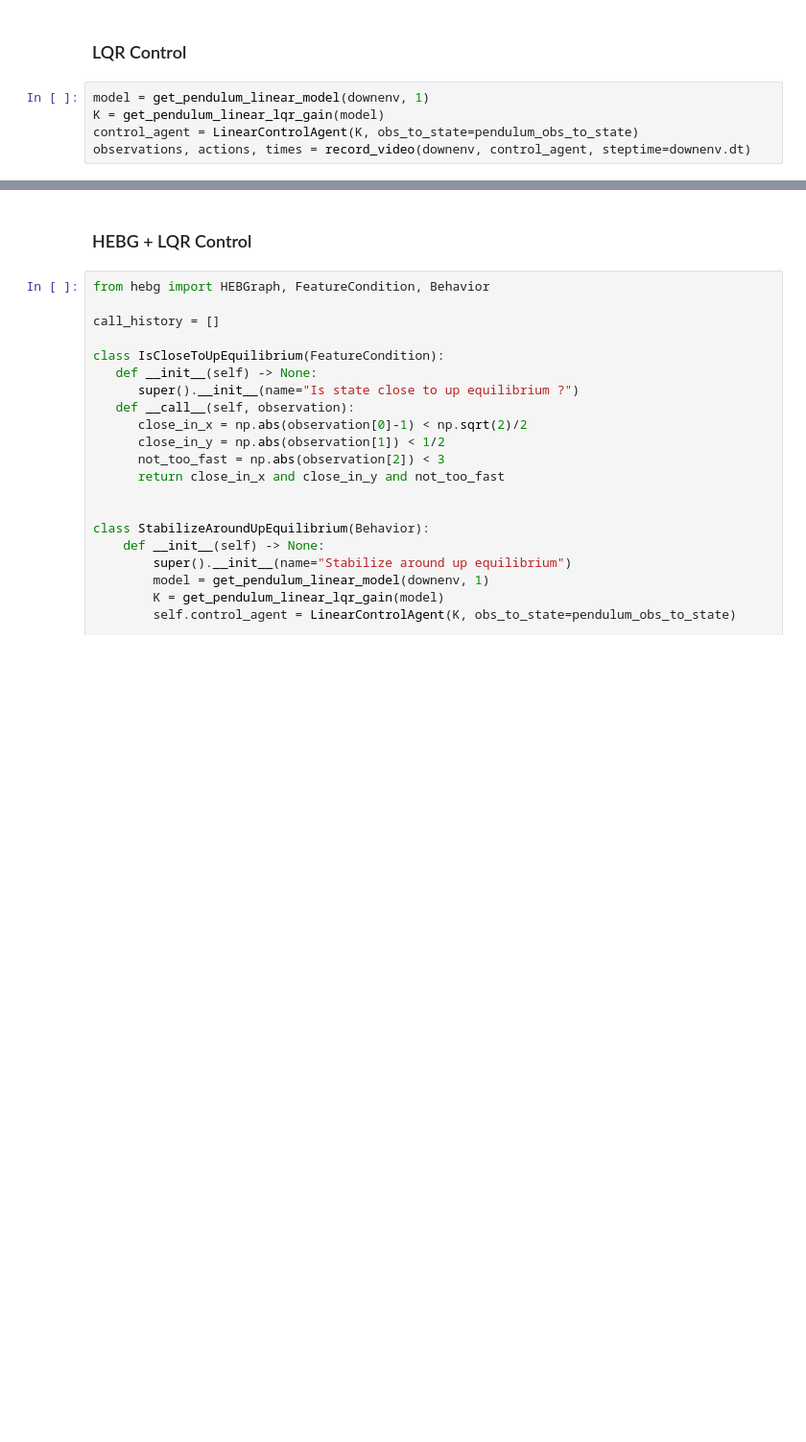
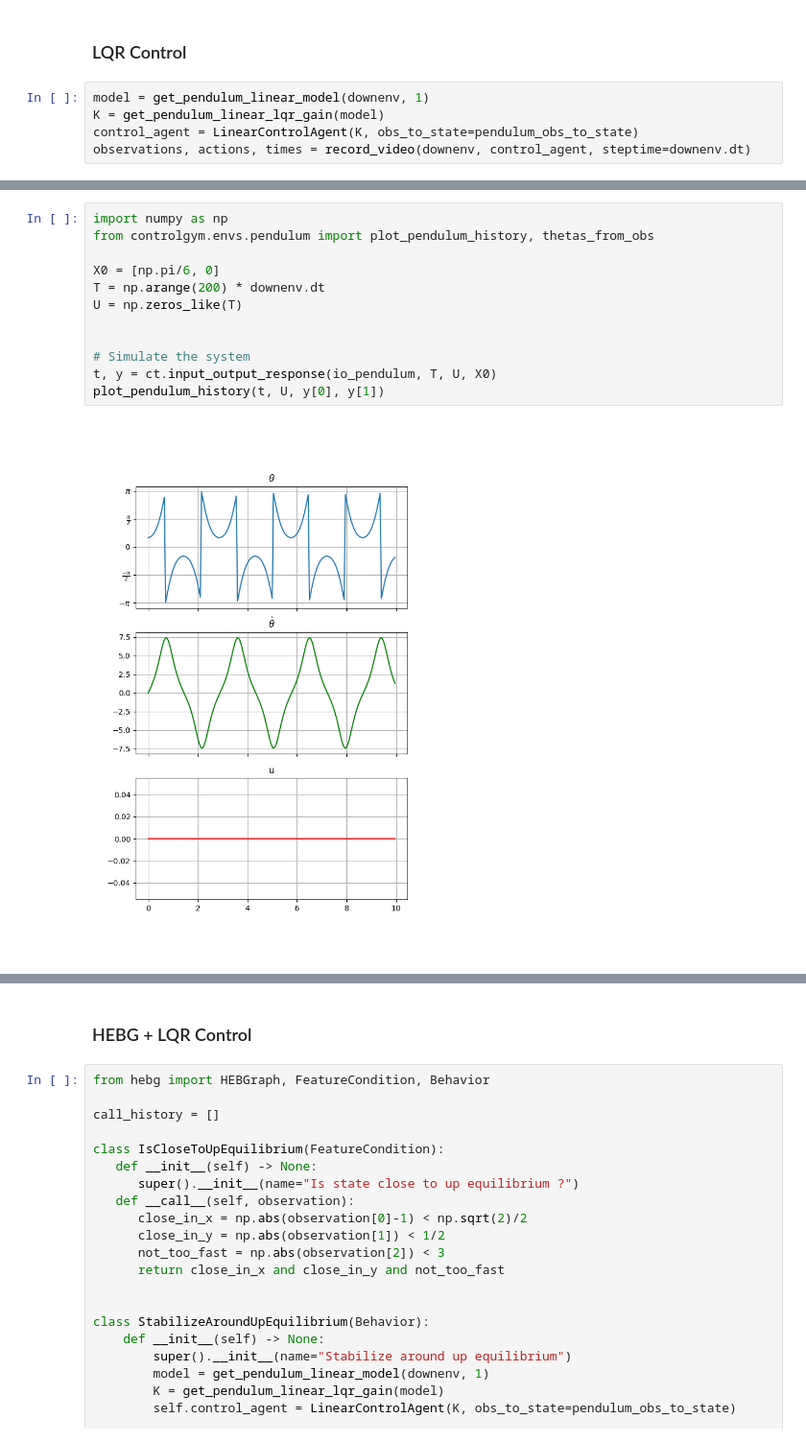
Before and after one commit to MathisFederico/ControlGym, a Jupyter notebook: notebooks/pendulum.ipynb, the cells around one changed output, grey strips where cells are left out. Shown at 96% size. Drawn from its saved outputs; the diff is of its cells as text; blank space fills up the shorter version.

```diff
--- a/notebooks/pendulum.ipynb
+++ b/notebooks/pendulum.ipynb
@@ -125,0 +170,14 @@ observations, actions, times = record_video(downenv, control_agent, steptime=dow
+# %%
+import numpy as np
+from controlgym.envs.pendulum import plot_pendulum_history, thetas_from_obs
+
+X0 = [np.pi/6, 0]
+T = np.arange(200) * downenv.dt
+U = np.zeros_like(T)
+
+
+# Simulate the system
+t, y = ct.input_output_response(io_pendulum, T, U, X0)
+plot_pendulum_history(t, U, y[0], y[1])
+# %% [output]
+[figure, added]
```
Also changed, not shown: parts of 15 cells of this notebook, 1 other file.
